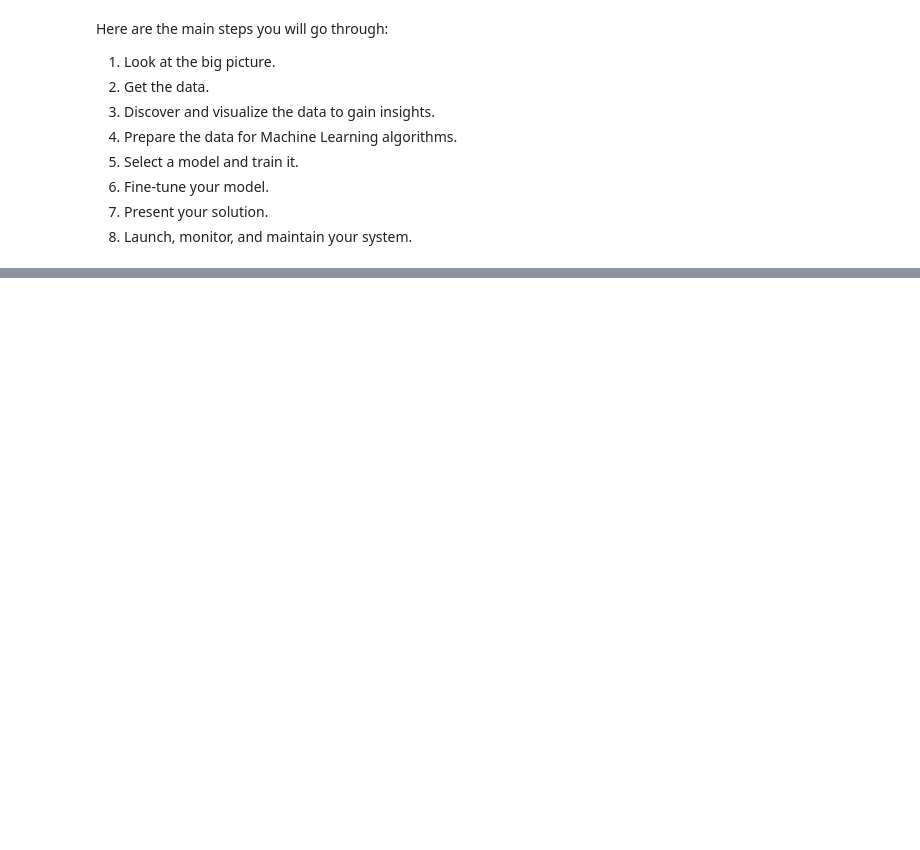
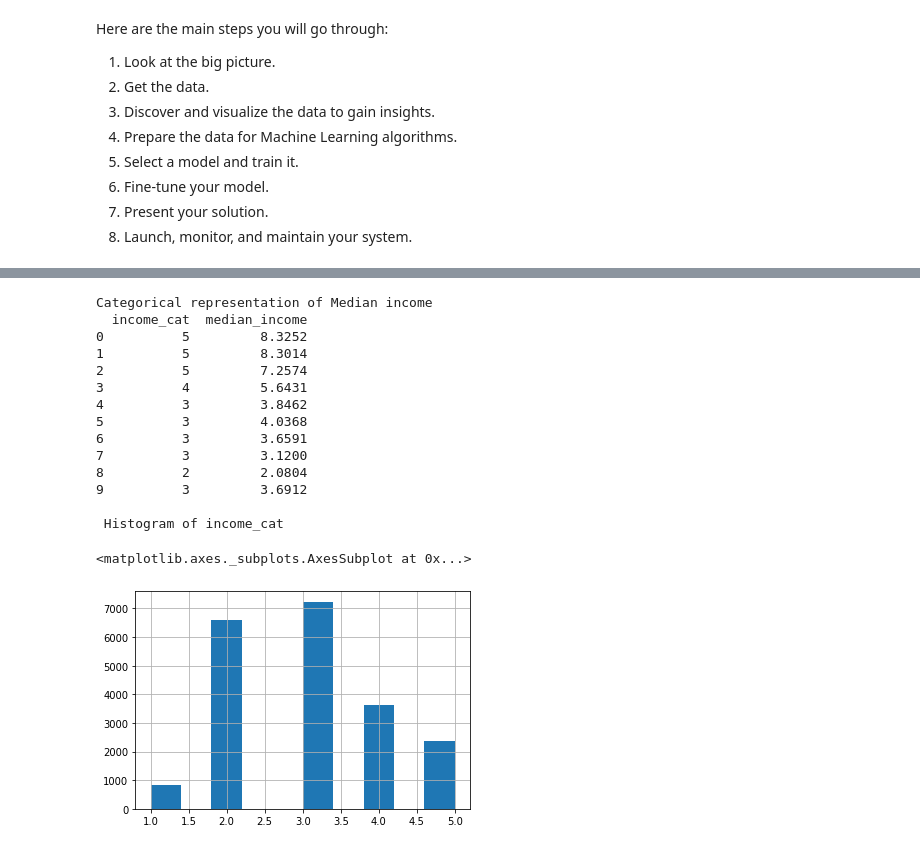
Before and after one commit to sujatha-sureshkmr/Hand-onLearning-ML, a Jupyter notebook: Book_Hands-On-ML_Ed2/Chpt2_California_Housing_Price/California_housing_Prices.ipynb, the cells around one changed output, grey strips where cells are left out. Saved outputs shown, nothing was run; the diff lists cells and outputs as text; code cells hidden in the pictures; blank space fills up the shorter version.

```diff
--- a/Book_Hands-On-ML_Ed2/Chpt2_California_Housing_Price/California_housing_Prices.ipynb
+++ b/Book_Hands-On-ML_Ed2/Chpt2_California_Housing_Price/California_housing_Prices.ipynb
@@ -35,0 +195,26 @@ MAE(X,h)=1m∑i=1m∣∣h(x(i))−y(i)∣∣
+# %%
+print(color.BOLD + color.DARKCYAN + 'Categorical representation of Median income'+ color.END)
+housing["income_cat"] = pd.cut(housing["median_income"],
+                               bins=[0., 1.5, 3.0, 4.5, 6., np.inf],
+                               labels=[1, 2, 3, 4, 5])
+income_cat_sample = housing[['income_cat', 'median_income']].head(10)
+print(income_cat_sample)
+print(color.BOLD + color.DARKCYAN + '\n Histogram of income_cat \n'+ color.END)
+housing["income_cat"].hist()
+# %% [output]
+Categorical representation of Median income
+  income_cat  median_income
+0          5         8.3252
+1          5         8.3014
+2          5         7.2574
+3          4         5.6431
+4          3         3.8462
+5          3         4.0368
+6          3         3.6591
+7          3         3.1200
+8          2         2.0804
+9          3         3.6912
+
+ Histogram of income_cat
+<matplotlib.axes._subplots.AxesSubplot at 0x...>
+[figure, added]
```
Also changed, not shown: parts of 17 cells of this notebook.
